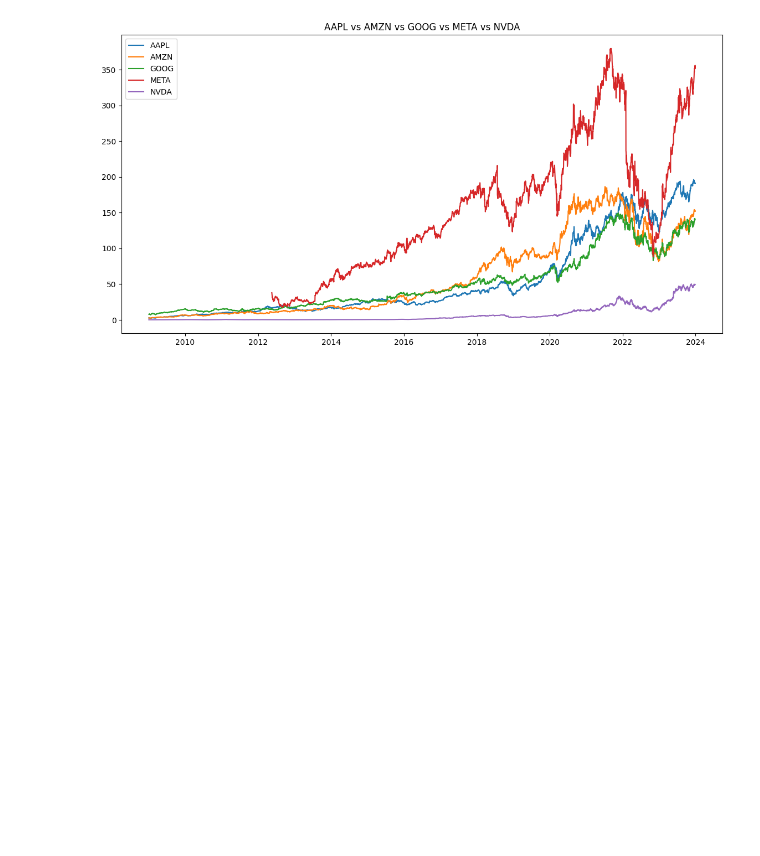
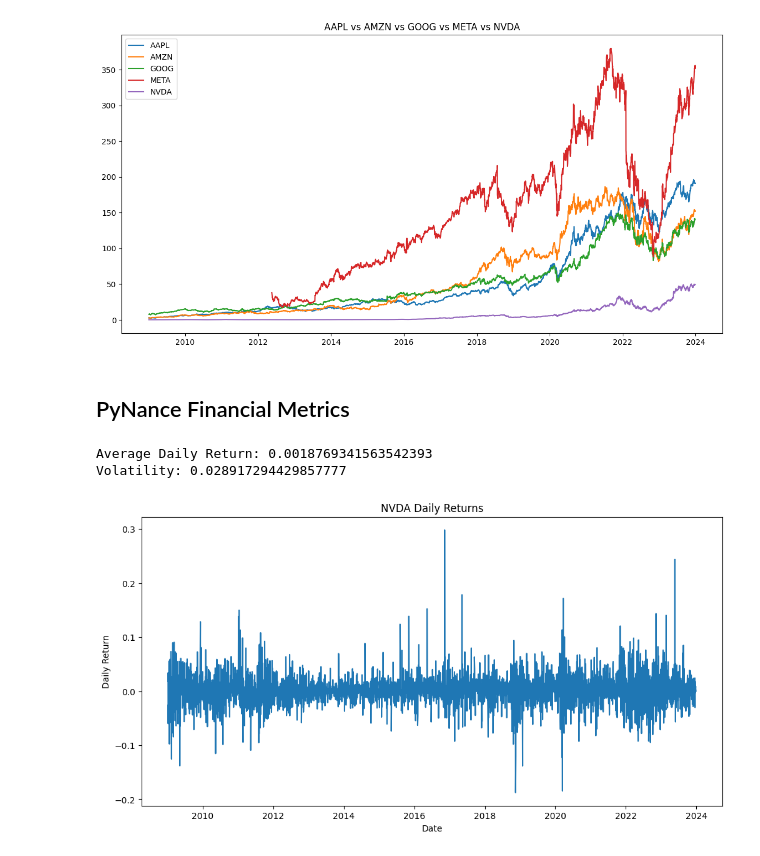
Before and after one commit to hawaebrahimhamid-png/news-sentiment-analysis, a Jupyter notebook: notebooks/task2_stock_analysis.ipynb, the cells around one changed output. Cells and saved outputs as stored; diff of their text form; code cells hidden in the pictures; blank space fills up the shorter version.

Commit message:
Add financial metrics analysis for Task 2

```diff
--- a/notebooks/task2_stock_analysis.ipynb
+++ b/notebooks/task2_stock_analysis.ipynb
@@ -807,3 +807,34 @@ plt.title("AAPL vs AMZN vs GOOG vs META vs NVDA")
 plt.show()
 # %% [output]
 [figure]
+# %% [markdown]
+## PyNance Financial Metrics
+# %%
+# Financial Metrics
+
+# Daily Returns
+df_nvda['Daily_Return'] = df_nvda['Close'].pct_change()
+
+# Average Daily Return
+average_return = df_nvda['Daily_Return'].mean()
+
+# Volatility
+volatility = df_nvda['Daily_Return'].std()
+
+print("Average Daily Return:", average_return)
+print("Volatility:", volatility)
+# %% [output]
+Average Daily Return: 0.0018769341563542393
+Volatility: 0.028917294429857777
+# %%
+plt.figure(figsize=(12,6))
+
+plt.plot(df_nvda['Date'], df_nvda['Daily_Return'])
+
+plt.title("NVDA Daily Returns")
+plt.xlabel("Date")
+plt.ylabel("Daily Return")
+
+plt.show()
+# %% [output]
+[figure, added]
```
